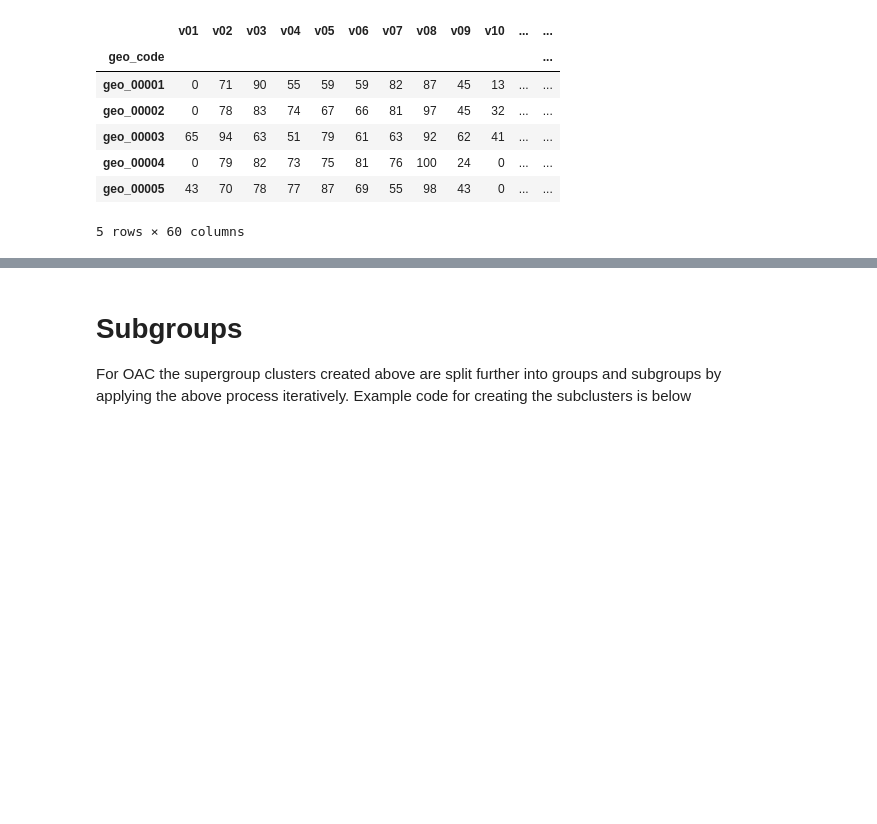
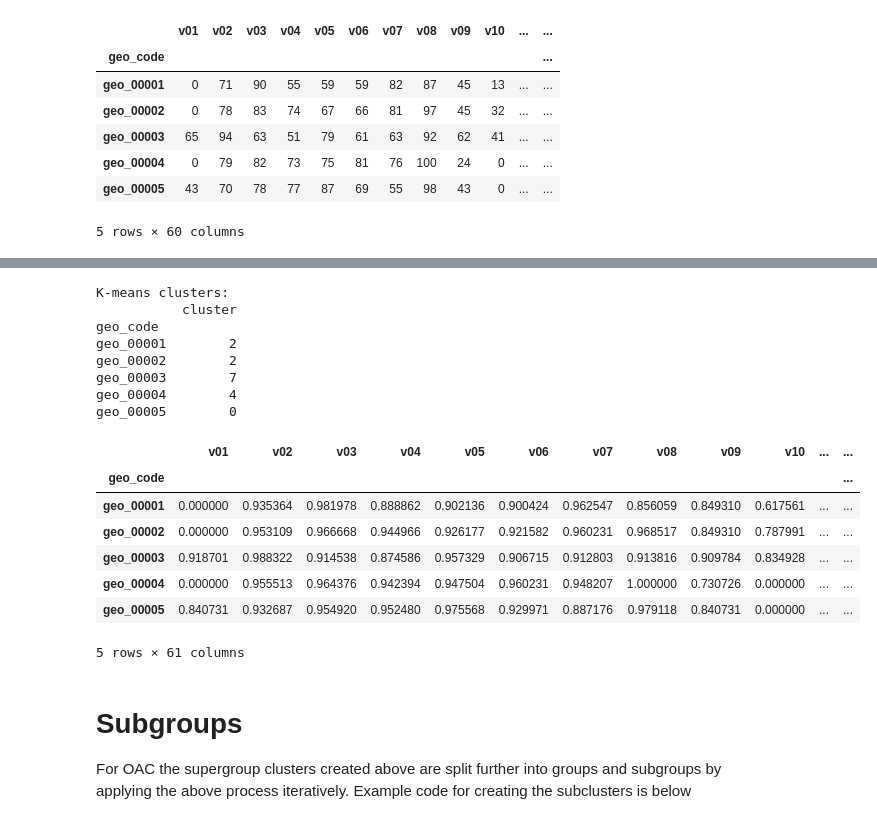
Before and after one commit to ogoodwin505/pygeodem, a Jupyter notebook: 1_geodemographic_example.ipynb, the cells around one changed output, grey strips where cells are left out. Saved outputs shown, nothing was run; the diff lists cells and outputs as text; code cells hidden in the pictures; blank space fills up the shorter version.

```diff
--- a/1_geodemographic_example.ipynb
+++ b/1_geodemographic_example.ipynb
@@ -173,3 +158,72 @@ geo_00005        3
+# %%
+import os
+import pandas as pd
+from sklearn.cluster import KMeans
+
+def run_kmeans(input_df, num_clusters, n_init, output_filepath, random_seed=None):
+    """
+    Run K-means clustering on the input dataset and save the cluster assignments.
+
+    This function applies K-means clustering to the provided dataset, assigns cluster
+    labels to each row, and saves the cluster assignments as a lookup table.
+
+    Parameters:
+    input_df (pd.DataFrame): The input dataset to be clustered.
+    num_clusters (int): The number of clusters (K) to create.
+    n_init (int): Number of times the K-means algorithm runs with different initial
+                  centroid seeds. The best result based on inertia/WCSS is chosen.
+                  A higher value (e.g., ~1000) is recommended for final results,
+                  but a lower value can be used for testing.
+    output_filepath (str): Path to save the resulting cluster assignments.
+    random_seed (int, optional): Random seed for reproducibility.
+
+    Returns:
+    pd.DataFrame: The input DataFrame with an added 'cluster' column containing
+                  the assigned cluster for each row.
+    """
+    # Initialize the K-means model
+    kmeans_model = KMeans(n_clusters=num_clusters, max_iter=1000, random_state=random_seed, n_init=n_init)
+
+    # Fit the model and assign clusters
+    input_df['cluster'] = kmeans_model.fit_predict(input_df)
+
+    # Ensure output directory exists
+    os.makedirs(os.path.dirname(output_filepath), exist_ok=True)
+
+    # Save the cluster assignments to a CSV file
+    input_df[['cluster']].to_csv(output_filepath, index=False)
+
+    # Show the first few rows of the assigned clusters
+    print(f"K-means clusters:\n{input_df[['cluster']].head()}")
+
+    return input_df
+
+# Define the number of clusters (K). Choose K based on the clustergram plot.
+num_clusters = 8
+output_filepath = "outputs/supergroups_clusteroutput.csv"
+
+# Run K-means clustering
+supergrouped_variable_df = run_kmeans(transformed_variable_df, num_clusters, n_init=1, output_filepath = output_filepath, random_seed=random_seed)
+
+#supregrouped_variable_df contains the cluster assignments for each row in the input data, and the input data itself.
+supergrouped_variable_df.head()
+# %% [output]
+K-means clusters:
+           cluster
+geo_code
+geo_00001        2
+geo_00002        2
+geo_00003        7
+geo_00004        4
+geo_00005        0
+|  | v01 | v02 | v03 | v04 | v05 | v06 | v07 | v08 | v09 | v10 | ... | ... |
+| geo_code |  |  |  |  |  |  |  |  |  |  |  | ... |
+| geo_00001 | 0.000000 | 0.935364 | 0.981978 | 0.888862 | 0.902136 | 0.900424 | 0.962547 | 0.856059 | 0.849310 | 0.617561 | ... | ... |
+| geo_00002 | 0.000000 | 0.953109 | 0.966668 | 0.944966 | 0.926177 | 0.921582 | 0.960231 | 0.968517 | 0.849310 | 0.787991 | ... | ... |
+| geo_00003 | 0.918701 | 0.988322 | 0.914538 | 0.874586 | 0.957329 | 0.906715 | 0.912803 | 0.913816 | 0.909784 | 0.834928 | ... | ... |
+| geo_00004 | 0.000000 | 0.955513 | 0.964376 | 0.942394 | 0.947504 | 0.960231 | 0.948207 | 1.000000 | 0.730726 | 0.000000 | ... | ... |
+| geo_00005 | 0.840731 | 0.932687 | 0.954920 | 0.952480 | 0.975568 | 0.929971 | 0.887176 | 0.979118 | 0.840731 | 0.000000 | ... | ... |
+5 rows × 61 columns
 # %% [markdown]
 # Subgroups
 For OAC the supergroup clusters created above are split further into groups and subgroups by applying the above process iteratively.
```
Also changed, not shown: parts of 6 cells of this notebook.
